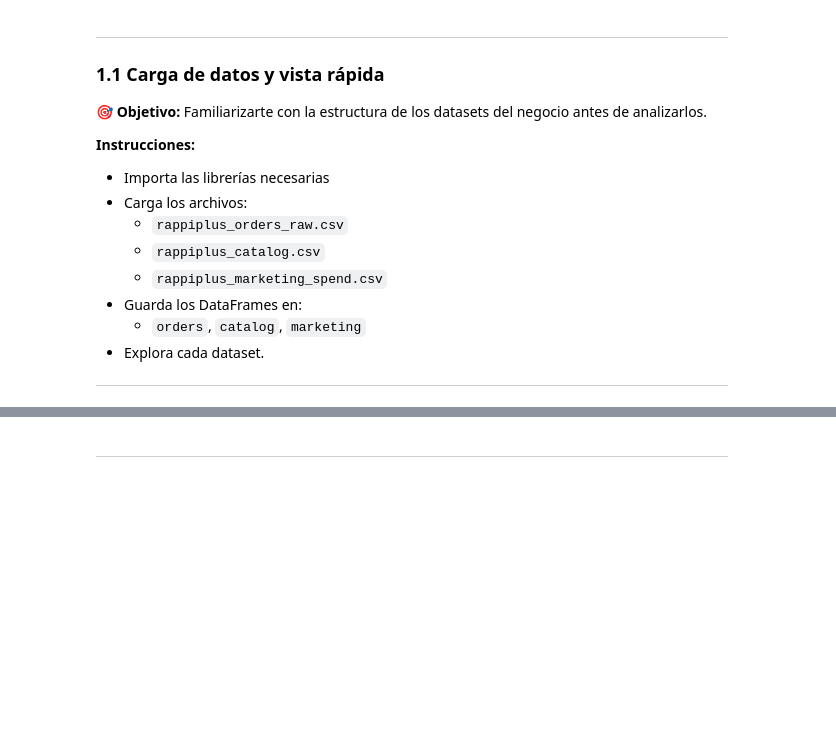
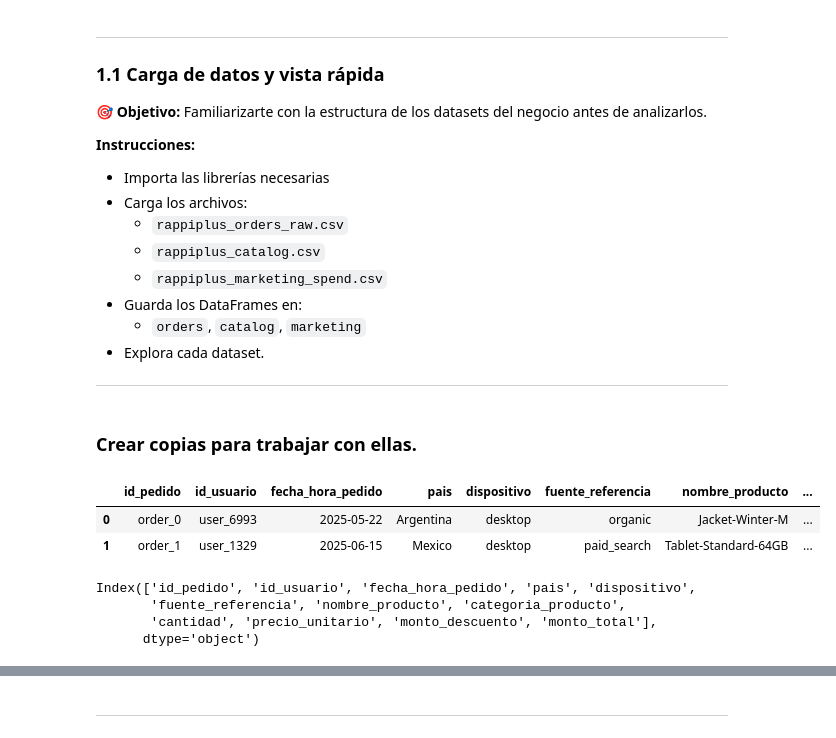
Before and after one commit to FithoGerardo/RappiPlus-Data-cleaning-and-analysis, a Jupyter notebook: notebooks/GerardoOlm-rappiplus_project.ipynb, the cells around one changed output, grey strips where cells are left out. Saved outputs shown, nothing was run; the diff lists cells and outputs as text; code cells hidden in the pictures; blank space fills up the shorter version.

Commit message:
cleaning

```diff
--- a/notebooks/GerardoOlm-rappiplus_project.ipynb
+++ b/notebooks/GerardoOlm-rappiplus_project.ipynb
@@ -71,9 +71,25 @@ pd.set_option('display.max_rows', None)                        #ELIMINA LIMITES
 pd.set_option('display.max_colwidth', None)
 # %%
 # cargar archivos
-orders = # tu código aquí
-catalog = # tu código aquí
-marketing = # tu código aquí
+orders_raw = pd.read_csv('https://raw.githubusercontent.com/FithoGerardo/RappiPlus-Data-cleaning-and-analysis/refs/heads/main/data/rappiplus_orders_raw.csv')
+catalog_raw = pd.read_csv('https://raw.githubusercontent.com/FithoGerardo/RappiPlus-Data-cleaning-and-analysis/refs/heads/main/data/rappiplus_catalog.csv')
+marketing_raw = pd.read_csv('https://raw.githubusercontent.com/FithoGerardo/RappiPlus-Data-cleaning-and-analysis/refs/heads/main/data/rappiplus_marketing_spend.csv')
+# %% [markdown]
+### Crear copias para trabajar con ellas.
+# %%
+# Copias
+ord = orders_raw.copy()
+ctl = catalog_raw.copy()
+mkt = marketing_raw.copy()
 # %%
 # explorar datasets
-# tu código aquí
+display(ord.head(2))
+display(ord.columns)
+# %% [output]
+|  | id_pedido | id_usuario | fecha_hora_pedido | pais | dispositivo | fuente_referencia | nombre_producto | ... |
+| 0 | order_0 | user_6993 | 2025-05-22 | Argentina | desktop | organic | Jacket-Winter-M | ... |
+| 1 | order_1 | user_1329 | 2025-06-15 | Mexico | desktop | paid_search | Tablet-Standard-64GB | ... |
+Index(['id_pedido', 'id_usuario', 'fecha_hora_pedido', 'pais', 'dispositivo',
+       'fuente_referencia', 'nombre_producto', 'categoria_producto',
+       'cantidad', 'precio_unitario', 'monto_descuento', 'monto_total'],
+      dtype='object')
```
Also changed, not shown: parts of 5 cells of this notebook.
